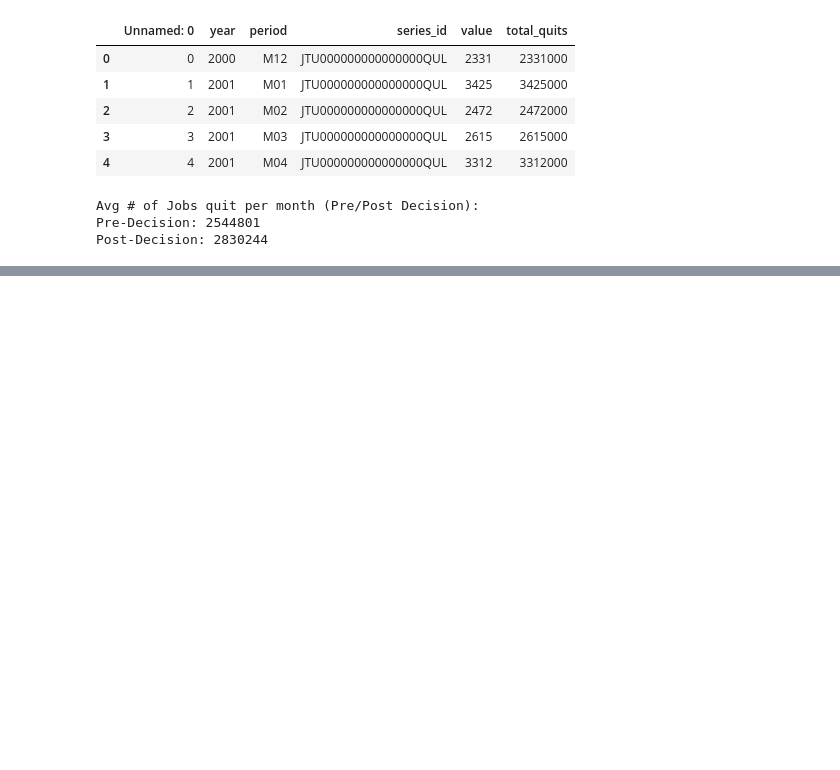
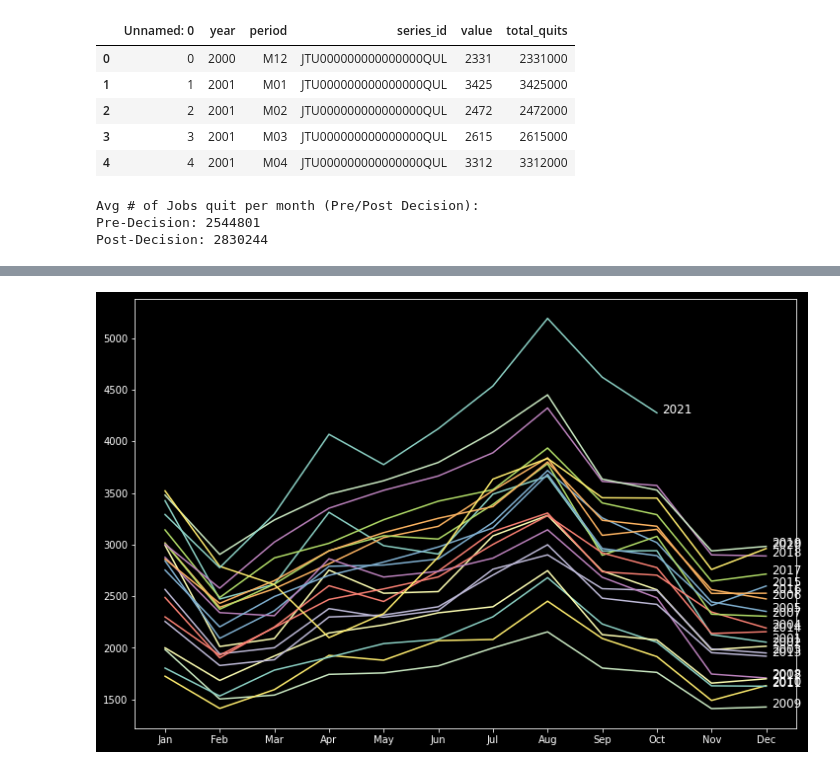
Before and after one commit to andrewbowen19/nbaGreatResignation, a Jupyter notebook: job_data_vis.ipynb, the cells around one changed output, grey strips where cells are left out. Saved outputs shown, nothing was run; the diff lists cells and outputs as text; code cells hidden in the pictures; blank space fills up the shorter version.

```diff
--- a/job_data_vis.ipynb
+++ b/job_data_vis.ipynb
@@ -147,0 +149,15 @@ Linear model slope post-decision: 5.5958223009913655e-12
+# %%
+# Checking any seasonal veriability -- plotting quits each year in the same plot
+
+df['year'] = [d.year for d in df.date]
+df['month'] = [d.strftime('%b') for d in df.date]
+years = df['year'].unique()
+
+plt.figure(figsize=(12,8))
+for i, y in enumerate(years):
+    if i > 0:
+        plt.plot('month', 'value', data=df.loc[df.year==y, :], label=y)
+        plt.text(df.loc[df.year==y, :].shape[0]-.9, df.loc[df.year==y, 'value'][-1:].values[0], y, fontsize=12)#, color=mycolors[i])
+        # plt.legend()
+# %% [output]
+[figure, added]
```
Also changed, not shown: parts of 16 cells of this notebook, 6 other files.
